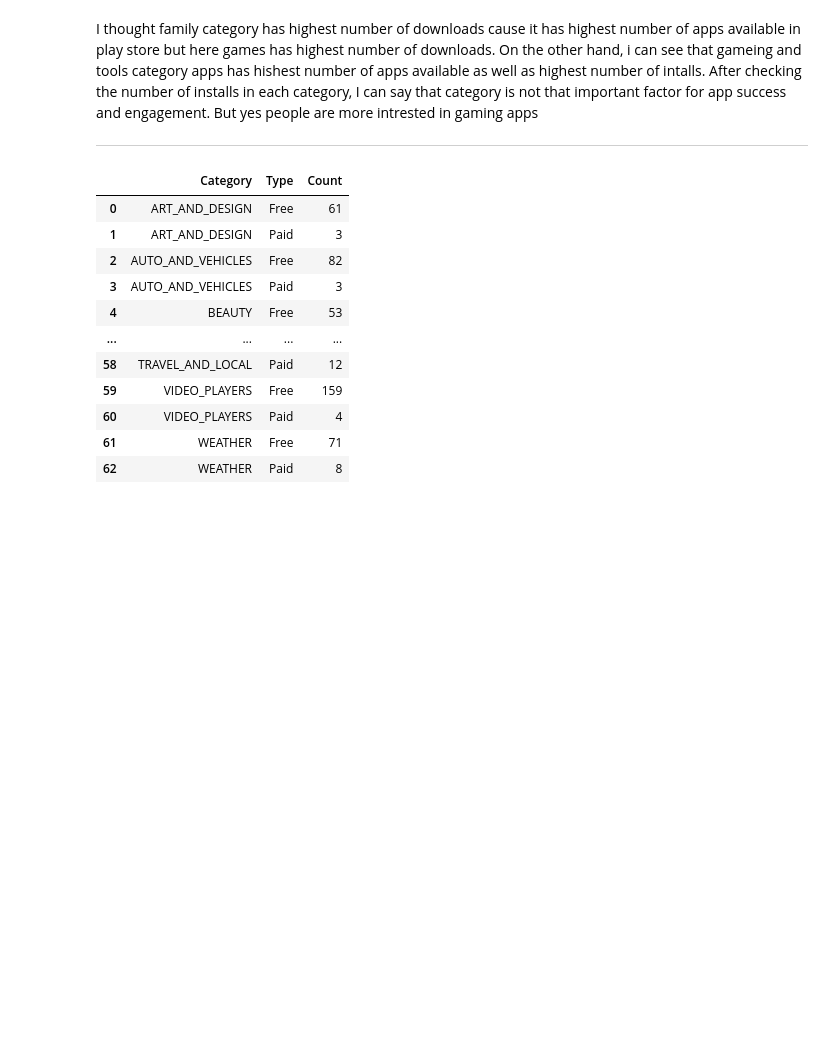
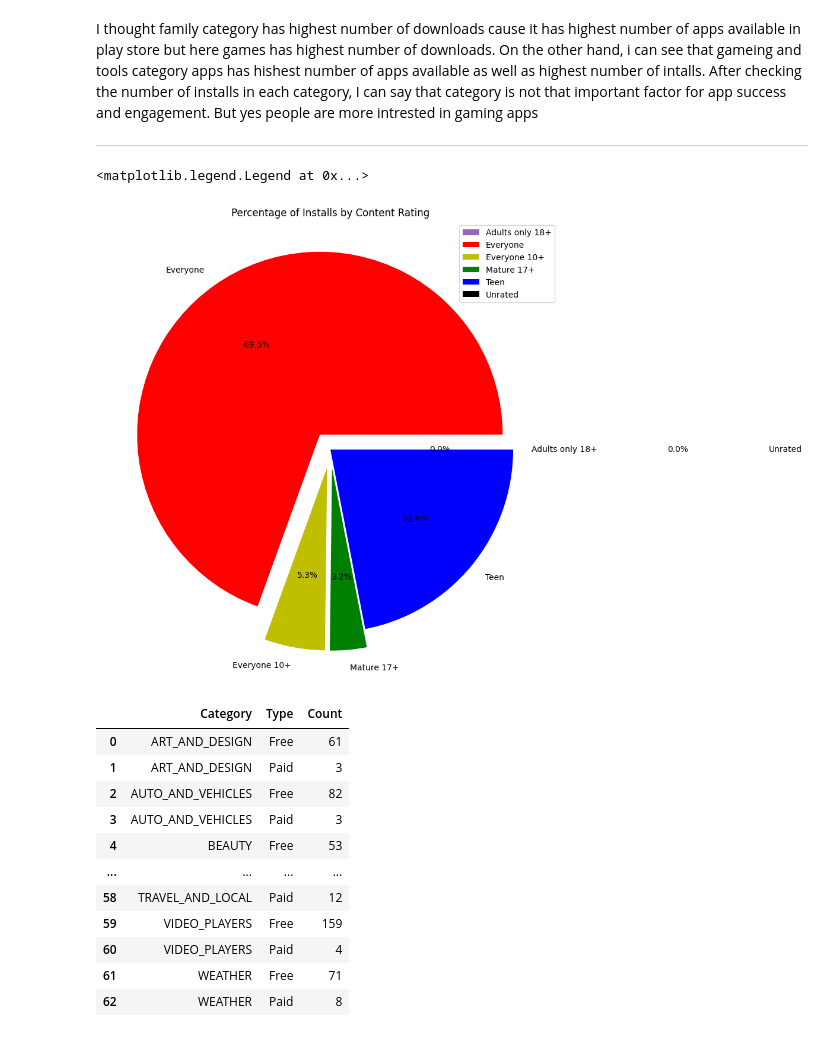
Before and after one commit to MijulSaxena/EDA-project-on-Gooogle-playstore., a Jupyter notebook: Play_Store_App_Review_Analysis_Capstone_Project_by_Mijul_Saxena.ipynb, the cells around one changed output. Cells and saved outputs as stored; diff of their text form; code cells hidden in the pictures; blank space fills up the shorter version.

```diff
--- a/Play_Store_App_Review_Analysis_Capstone_Project_by_Mijul_Saxena.ipynb
+++ b/Play_Store_App_Review_Analysis_Capstone_Project_by_Mijul_Saxena.ipynb
@@ -391,6 +391,28 @@ sns.barplot(x='Category', y='Installs', data = category_total_installs)
 I thought family category has highest number of downloads cause it has highest number of apps available in play store but here games has highest number of downloads. On the other hand, i can see that gameing and tools category apps has hishest number of apps available as well as highest number of intalls. After checking the number of installs in each category, I can say that category is not that important factor for app success and engagement. But yes people are more intrested in gaming apps
 
 ---
+# %%
+# Grouping thw data by Content Rating and sum up the installs
+install_counts = play_store_data.groupby('Content Rating')['Installs'].sum()
+
+# Calculating percentage of installs for each group
+total_installs = play_store_data['Installs'].sum()
+install_percents = (install_counts / total_installs) * 100
+
+# Creating a pie chart
+plt.figure(figsize=(10,10))
+explode = (0, 0.1, 0.1, 0.1, 0.0, 1.3)
+colors = ['C4', 'r', 'y', 'g', 'b', 'k']
+plt.pie(install_percents, labels=install_percents.index, colors = colors, autopct="%.1f%%", explode = explode, textprops ={'fontsize': 10})
+
+# Add title
+plt.title("Percentage of Installs by Content Rating")
+
+# Show plot
+plt.legend()
+# %% [output]
+<matplotlib.legend.Legend at 0x...>
+[figure, added]
 # %%
 # the count of applications in each category by their type
 app_count = play_store_data.groupby(['Category','Type'])[['App']].count().reset_index().rename(columns={'App':'Count','index':'App'})
```
Also changed, not shown: parts of 13 cells of this notebook.
